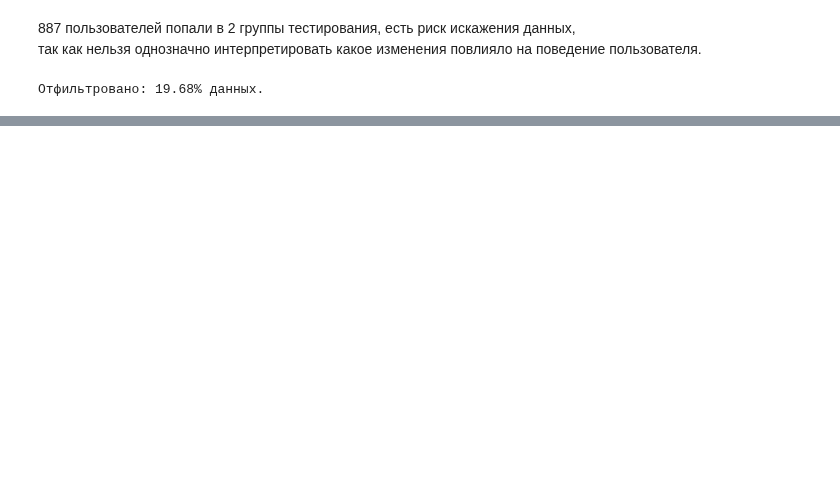
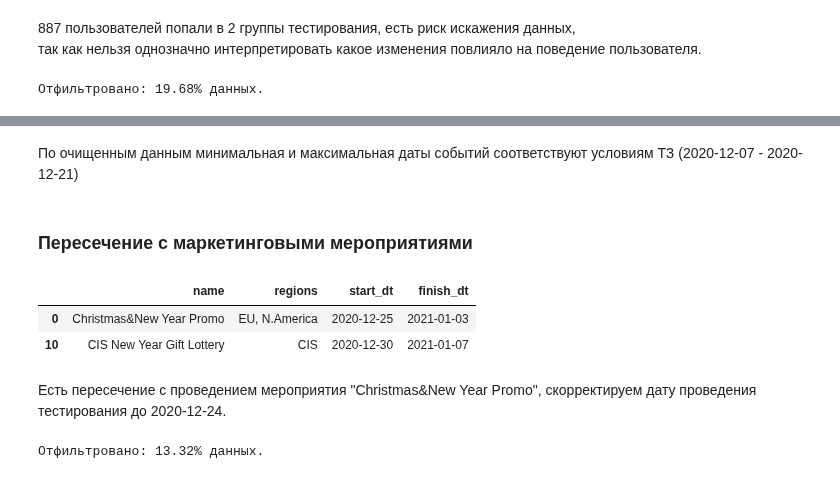
Before and after one commit to akirionenko/senior_progect, a Jupyter notebook: AB_test.ipynb, the cells around one changed output, grey strips where cells are left out. Drawn from its saved outputs; the diff is of its cells as text; code cells hidden in the pictures; blank space fills up the shorter version.

```diff
--- a/AB_test.ipynb
+++ b/AB_test.ipynb
@@ -427,0 +464,21 @@ print(
+# %% [markdown]
+По очищенным данным минимальная и максимальная даты событий соответствуют условиям ТЗ (2020-12-07 - 2020-12-21)
+# %% [markdown]
+### Пересечение с маркетинговыми мероприятиями
+# %%
+display(marketing_events.query('start_dt>"2020-12-06" and start_dt<"2020-12-31"'))
+# %% [output]
+|  | name | regions | start_dt | finish_dt |
+| 0 | Christmas&New Year Promo | EU, N.America | 2020-12-25 | 2021-01-03 |
+| 10 | CIS New Year Gift Lottery | CIS | 2020-12-30 | 2021-01-07 |
+# %% [markdown]
+Есть пересечение с проведением мероприятия "Christmas&New Year Promo", скорректируем дату проведения тестирования до 2020-12-24.
+# %%
+data_cut_2 = data_cut_1.query('event_dt<"2020-12-25"')
+
+print(
+    'Отфильтровано: {:.2%} данных.'
+    .format(round((len(data_cut_1)-len(data_cut_2))/len(data_cut_1),4))
+)
+# %% [output]
+Отфильтровано: 13.32% данных.
```
Also changed, not shown: parts of 14 cells of this notebook.
